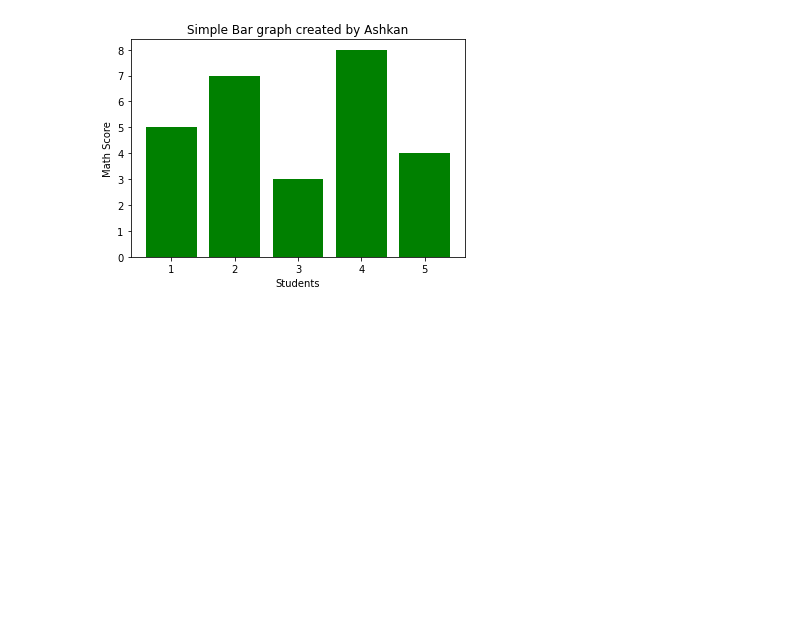
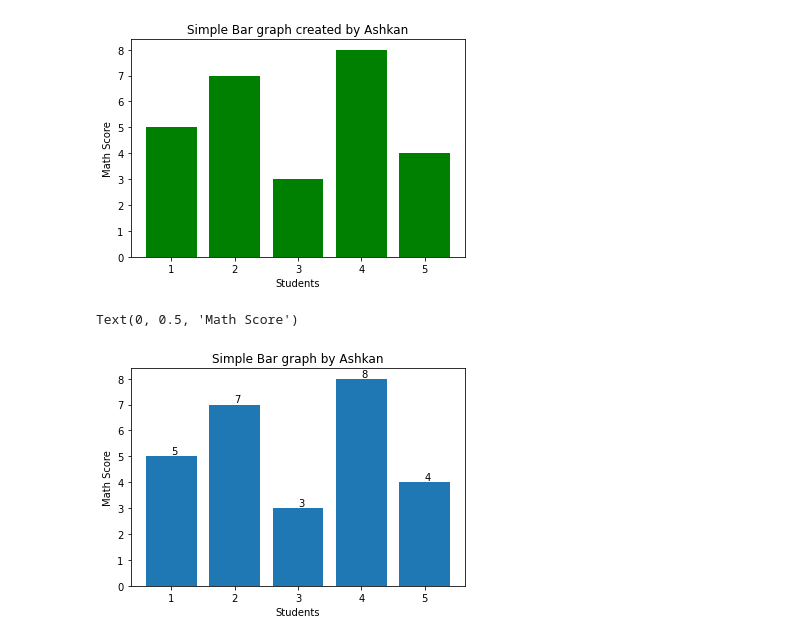
Before and after one commit to ashkanmulla/Ashkan_Data_Science_Practice, a Jupyter notebook: matplotlib.ipynb, the cells around one changed output. Drawn from its saved outputs; the diff is of its cells as text; code cells hidden in the pictures; blank space fills up the shorter version.

```diff
--- a/matplotlib.ipynb
+++ b/matplotlib.ipynb
@@ -19,3 +19,15 @@ plt.bar(x, y, color='red') # Change bar color
 plt.show()
 # %% [output]
 [figure]
+# %%
+barplot = plt.bar(x, y)
+for bar in barplot:
+    yval = bar.get_height()
+    plt.text(bar.get_x() + bar.get_width()/2.0, yval, int(yval), va='bottom') #va: vertical alignment y positional argument
+
+plt.title("Simple Bar graph by Ashkan")
+plt.xlabel('Students')
+plt.ylabel("Math Score")
+# %% [output]
+Text(0, 0.5, 'Math Score')
+[figure, added]
```
Also changed, not shown: parts of 10 cells of this notebook.
